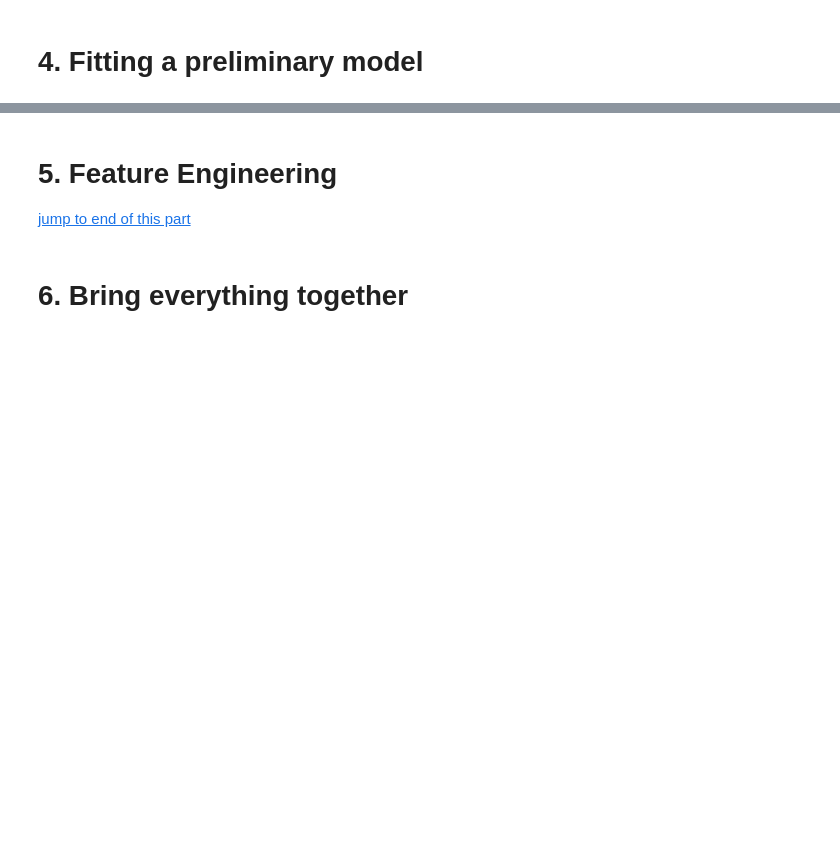
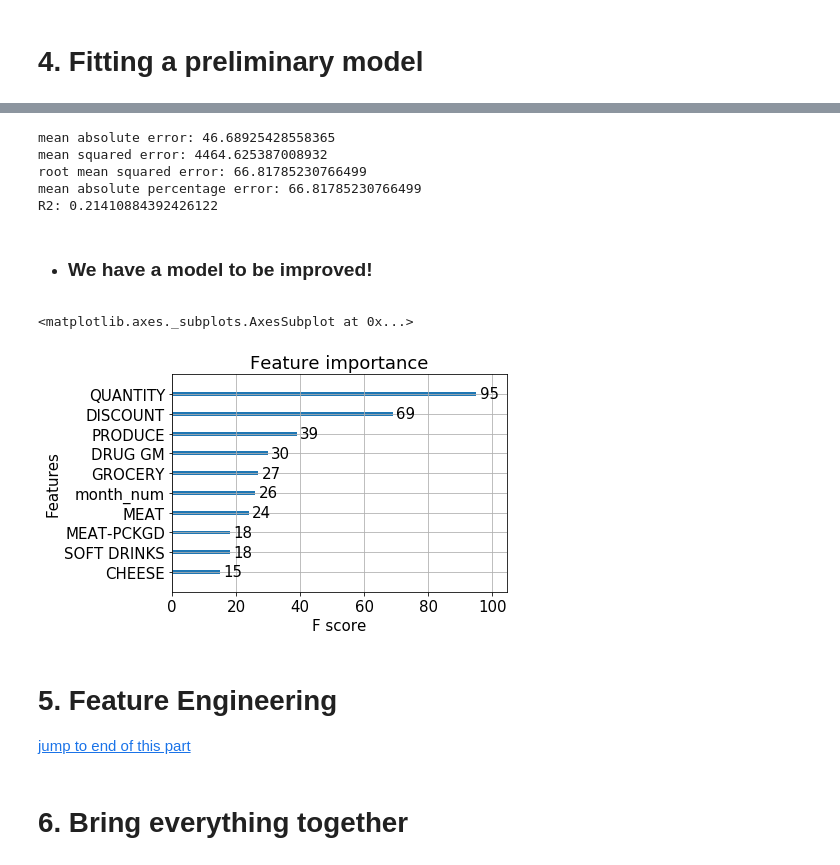
Before and after one commit to robmoratore/ShellDnA, a Jupyter notebook: DnA 2.0/cleaned main notebook.ipynb, the cells around one changed output, grey strips where cells are left out. Drawn from its saved outputs; the diff is of its cells as text; code cells hidden in the pictures; blank space fills up the shorter version.

```diff
--- a/DnA 2.0/cleaned main notebook.ipynb
+++ b/DnA 2.0/cleaned main notebook.ipynb
@@ -455,0 +662,13 @@ most_popular_commodity_list = most_popular_commodity.head()['COMMODITY_DESC'].to
+# %%
+# fix leakage problem
+all_data_after_leakage = all_data.copy()
+
+#1
+all_data_after_leakage['QUANTITY'] = all_data_after_leakage.sort_values('WEEK_NO').groupby('HOUSEHOLD_KEY')['QUANTITY'].shift(1)
+
+# #2
+all_data_after_leakage['DISCOUNT'] = all_data_after_leakage.sort_values('WEEK_NO').groupby('HOUSEHOLD_KEY')['DISCOUNT'].shift(1)
+
+training_data = all_data_after_leakage[all_columns]
+training_data.isna().sum()
+training_data.dropna(inplace=True)
@@ -455,0 +682,24 @@ most_popular_commodity_list = most_popular_commodity.head()['COMMODITY_DESC'].to
+# %%
+X = training_data[columns_to_predict_on]
+X = pd.get_dummies(X)
+print(X.shape)
+
+y = training_data['SALES_VALUE']
+
+# option 1 - temporal split
+total_data = X.shape[0]
+training_amount = int(total_data*0.8)
+
+X_train = X[:training_amount]
+y_train = y[:training_amount]
+X_test = X[training_amount:]
+y_test = y[training_amount:]
+
+dtrain = xgb.DMatrix(X_train, label=y_train)
+dtest = xgb.DMatrix(X_test, label=y_test)
+
+param = {'max_depth':5, 'eta':0.7, 'booster':'gbtree', 'subsample':0.5,
+         'objective':'reg:squarederror','eval_metric':'rmse'}
+evallist = [(dtest, 'eval'), (dtrain, 'train')]
+num_round = 15
+bst = xgb.train(param, dtrain, num_round, evallist)
@@ -456,3 +722,36 @@ most_popular_commodity_list = most_popular_commodity.head()['COMMODITY_DESC'].to
+# %%
+
+def mean_absolute_percentage_error(y_true, y_pred):
+    y_true, y_pred = np.array(y_true), np.array(y_pred)
+    return np.mean(np.abs((y_true - y_pred) / y_true)) * 100
+
+preds = bst.predict(dtest)
+mae = mean_absolute_error(y_test, preds)
+print('mean absolute error: ' + str(mae))
+
+mse = mean_squared_error(y_test, preds)
+rmse = math.sqrt(mse)
+mape = mean_absolute_percentage_error(y_test, preds)
+print('mean squared error: ' + str(mse))
+print('root mean squared error: ' + str(rmse))
+print('mean absolute percentage error: ' + str(rmse))
+
+r2 = r2_score(y_test, preds)
+print('R2: ' + str(r2))
+# %% [output]
+mean absolute error: 46.68925428558365
+mean squared error: 4464.625387008932
+root mean squared error: 66.81785230766499
+mean absolute percentage error: 66.81785230766499
+R2: 0.21410884392426122
+# %% [markdown]
+* ### We have a model to be improved!
+# %%
+matplotlib.rcParams.update({'font.size': 15})
+xgb.plot_importance(bst,max_num_features=10)
+# %% [output]
+<matplotlib.axes._subplots.AxesSubplot at 0x...>
+[figure, added]
 # %% [markdown]
 # 5. Feature Engineering <a class="anchor" id="feature_engineering"></a>
 [jump to end of this part](#bring_together)
```
Also changed, not shown: parts of 21 cells of this notebook, 1 other file.
